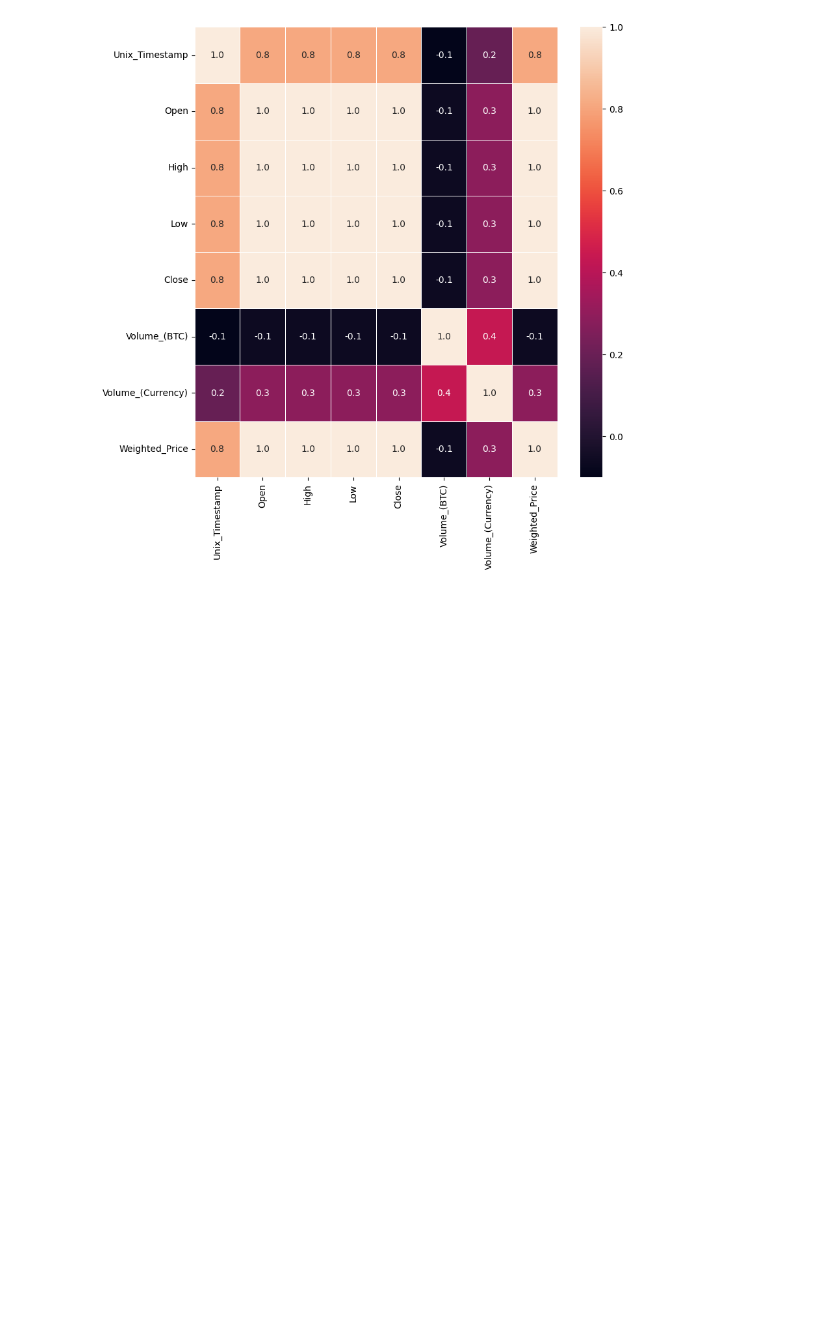
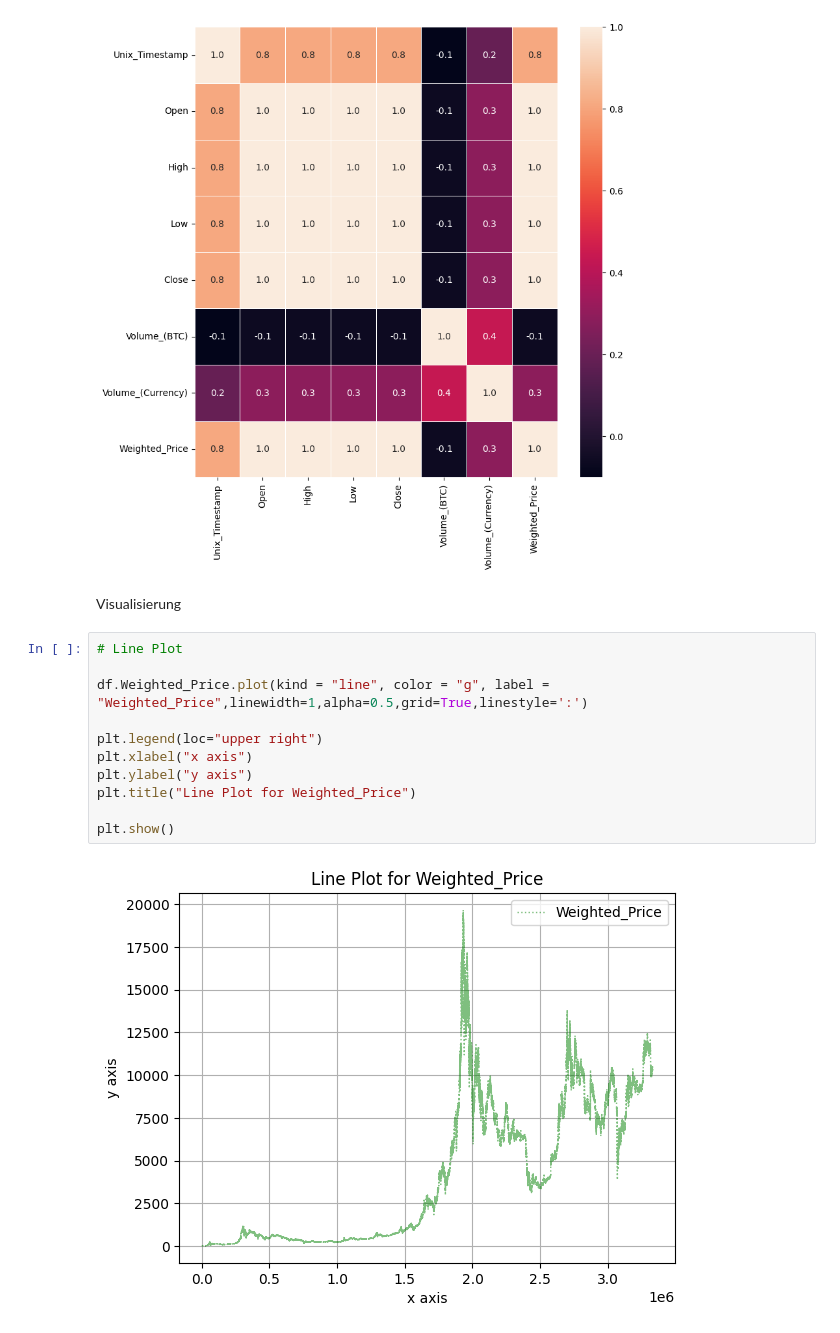
Before and after one commit to taytran1510/Lab_DeepLearning_CS, a Jupyter notebook: Lab4_Blockchain.ipynb, the cells around one changed output. Drawn from its saved outputs; the diff is of its cells as text; blank space fills up the shorter version.

```diff
--- a/Lab4_Blockchain.ipynb
+++ b/Lab4_Blockchain.ipynb
@@ -136,3 +143,18 @@ sns.heatmap(df.corr(), annot=True, linewidths=.5, fmt= '.1f',ax=ax)
 plt.show()
 # %% [output]
 [figure]
+# %% [markdown]
+Visualisierung
+# %%
+# Line Plot
+
+df.Weighted_Price.plot(kind = "line", color = "g", label = "Weighted_Price",linewidth=1,alpha=0.5,grid=True,linestyle=':')
+
+plt.legend(loc="upper right")
+plt.xlabel("x axis")
+plt.ylabel("y axis")
+plt.title("Line Plot for Weighted_Price")
+
+plt.show()
+# %% [output]
+[figure, added]
```
Also changed, not shown: parts of 14 cells of this notebook.
